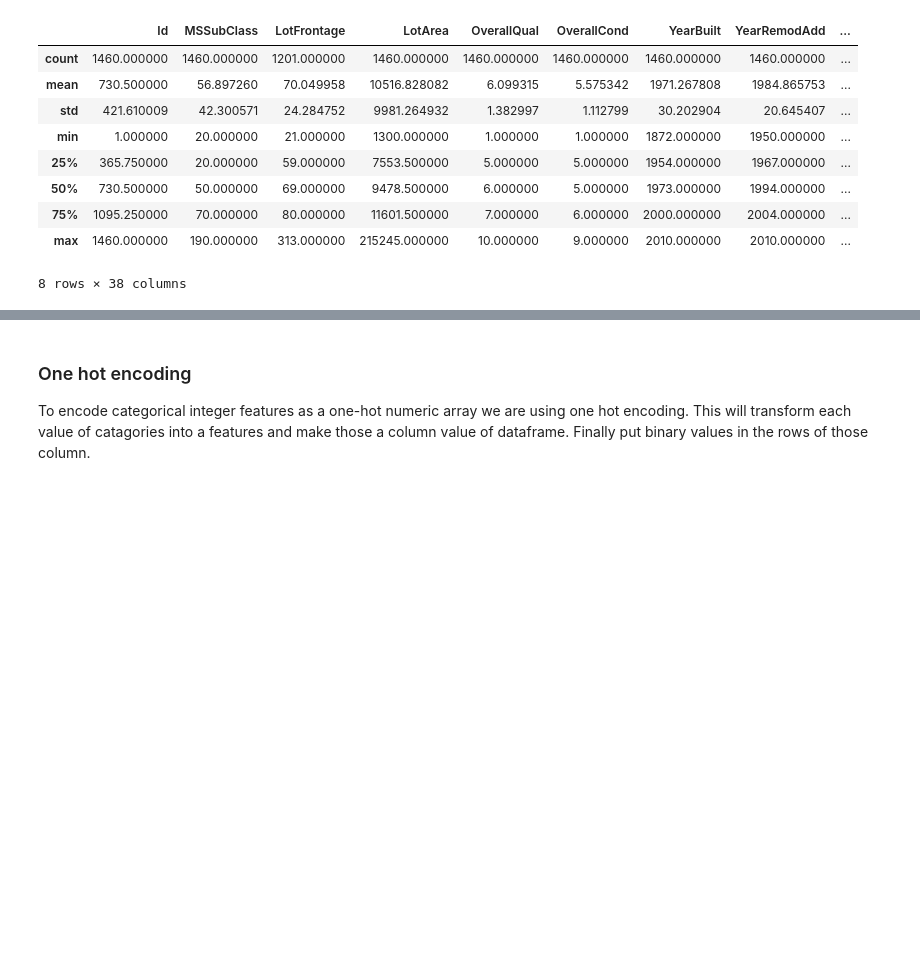
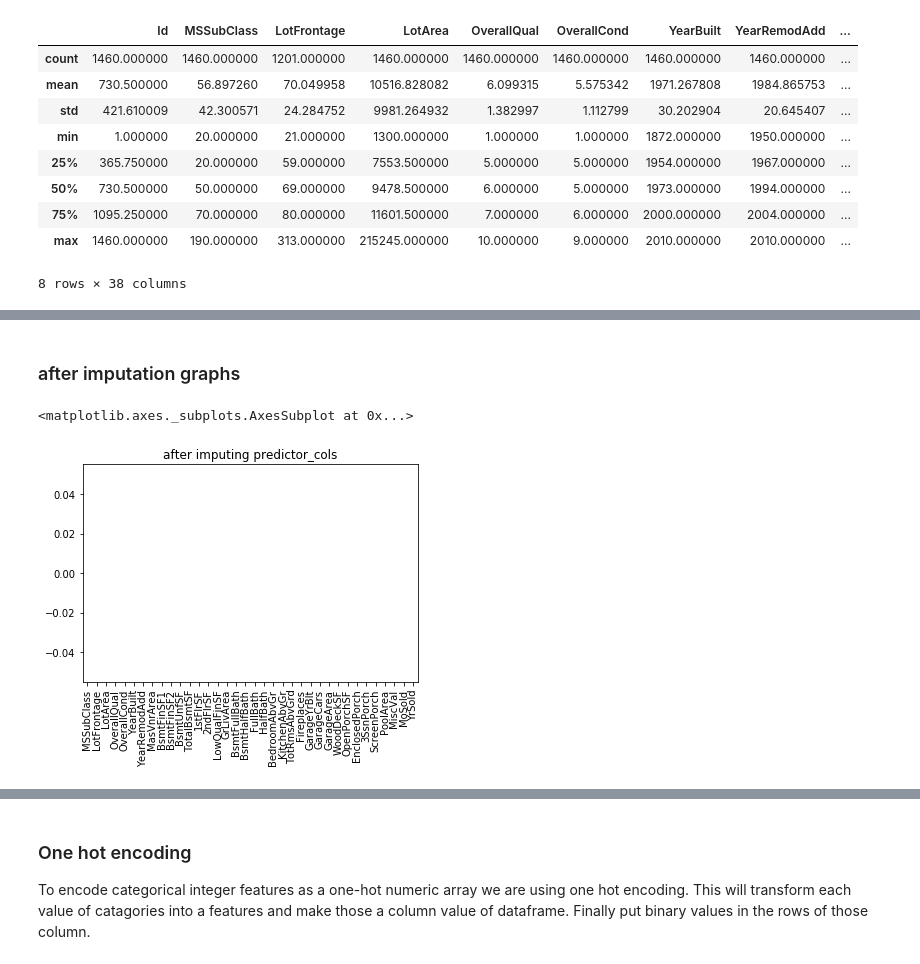
Before and after one commit to navidRashik/House-Prices-Advanced-Regression-Techniques, a Jupyter notebook: house_price.ipynb, the cells around one changed output, grey strips where cells are left out. Cells and saved outputs as stored; diff of their text form; code cells hidden in the pictures; blank space fills up the shorter version.

```diff
--- a/house_price.ipynb
+++ b/house_price.ipynb
@@ -523,0 +115,44 @@ for i, col in enumerate(numeric_features):
+# %%
+def imputation(predictor_cols):
+    imputer_numb_col = SimpleImputer(strategy="most_frequent" , missing_values=np.nan )
+    imputer_obj_col = SimpleImputer(strategy="most_frequent" , missing_values=np.nan )
+    #excluding all object dtype column
+    train_num_col = predictor_cols.select_dtypes(exclude= ['object'])
+    #excluding all number dtype column
+    train_obj_col = predictor_cols.select_dtypes(include=['object'])
+
+    """
+    fit_transform turns a df to numpy array so keeping the column name would be helpful for returning to df format
+    """
+
+    #imputing number part of df
+    column_names = train_num_col.columns.values
+    train_num_col = imputer_numb_col.fit_transform(train_num_col)
+    # putting imputed values in the place of missing values of original detaframe
+    train_num_col = pd.DataFrame(train_num_col, columns = column_names)
+    return train_num_col
+    """
+    # imputing object part of df
+    column_names = train_obj_col.columns.values
+    train_obj_col = imputer_obj_col.fit_transform(train_obj_col)
+    train_obj_col = pd.DataFrame(train_obj_col,columns = column_names)
+
+    #One hot encoding
+
+    #combinin numb and obje part to predictor_cols
+    predictor_cols = train_num_col.combine_first(train_obj_col)
+    return predictor_cols
+    """
+# %%
+
+
+predictor_cols = imputation(predictor_cols)
+#imputing for kaggles test data
+predictor_cols_test = imputation(predictor_cols_test)
+# %% [markdown]
+### after imputation graphs
+# %%
+pd.DataFrame(predictor_cols).isnull().sum().plot.bar(title = "after imputing predictor_cols")
+# %% [output]
+<matplotlib.axes._subplots.AxesSubplot at 0x...>
+[figure, added]
```
Also changed, not shown: parts of 78 cells of this notebook.
